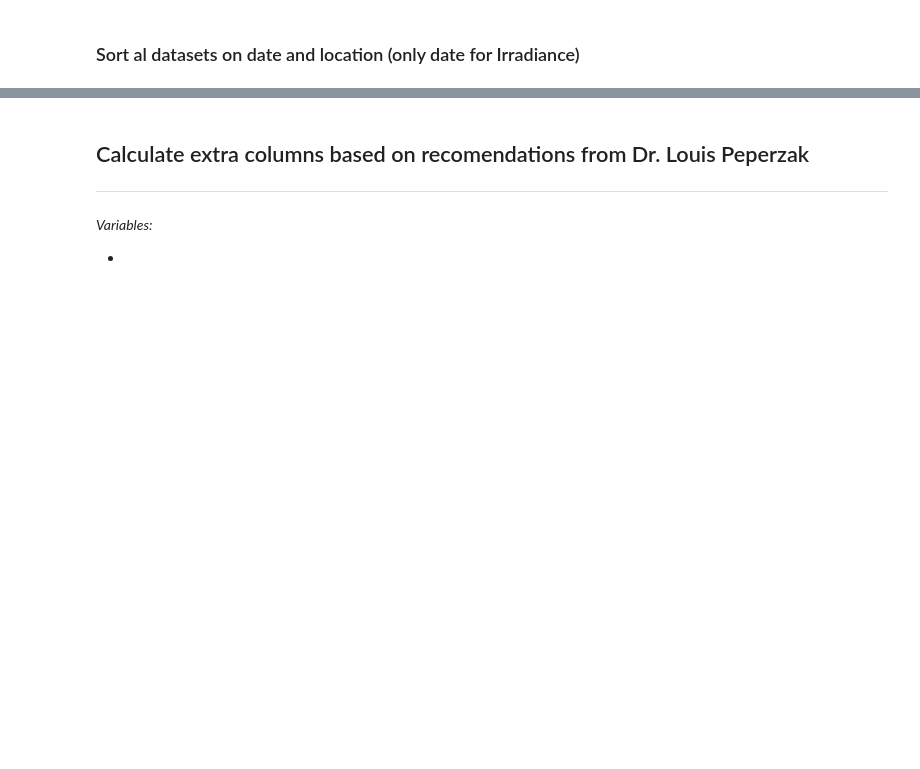
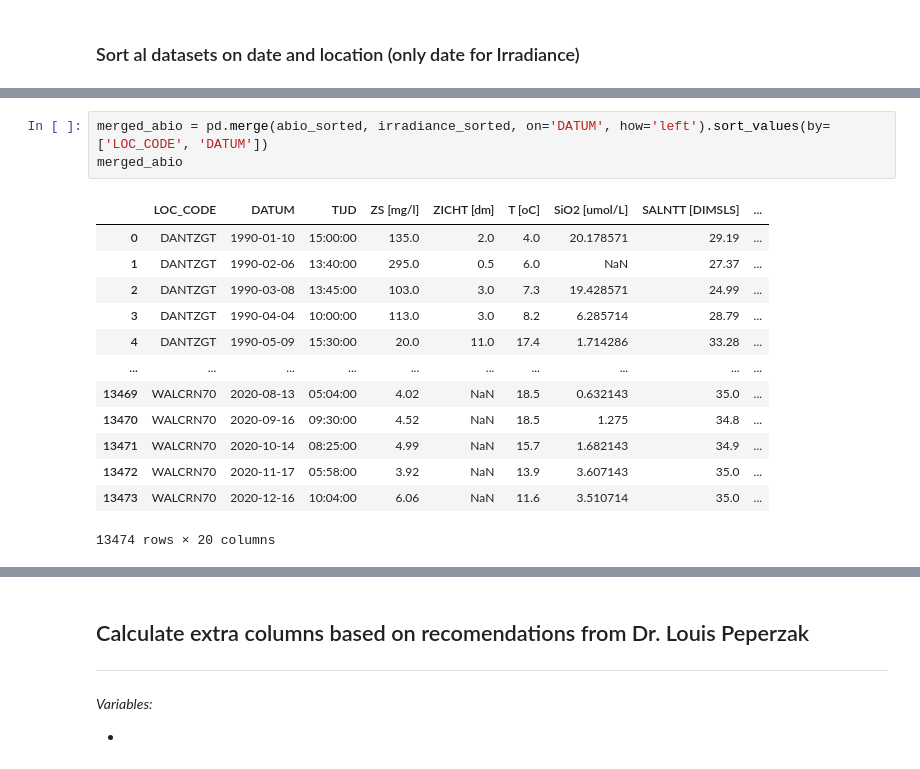
Before and after one commit to JinseiSteven/Phytoplankton-Prediction-Project, a Jupyter notebook: scripts/data_analysis/data_analysis.ipynb, the cells around one changed output, grey strips where cells are left out. Saved outputs shown, nothing was run; the diff lists cells and outputs as text; blank space fills up the shorter version.

Commit message:
data merge (bug)

```diff
--- a/scripts/data_analysis/data_analysis.ipynb
+++ b/scripts/data_analysis/data_analysis.ipynb
@@ -494,0 +508,17 @@ display("irradiance_sorted dataset", irradiance_sorted.head())
+# %%
+merged_abio = pd.merge(abio_sorted, irradiance_sorted, on='DATUM', how='left').sort_values(by=['LOC_CODE', 'DATUM'])
+merged_abio
+# %% [output]
+|  | LOC_CODE | DATUM | TIJD | ZS [mg/l] | ZICHT [dm] | T [oC] | SiO2 [umol/L] | SALNTT [DIMSLS] | ... |
+| 0 | DANTZGT | 1990-01-10 | 15:00:00 | 135.0 | 2.0 | 4.0 | 20.178571 | 29.19 | ... |
+| 1 | DANTZGT | 1990-02-06 | 13:40:00 | 295.0 | 0.5 | 6.0 | NaN | 27.37 | ... |
+| 2 | DANTZGT | 1990-03-08 | 13:45:00 | 103.0 | 3.0 | 7.3 | 19.428571 | 24.99 | ... |
+| 3 | DANTZGT | 1990-04-04 | 10:00:00 | 113.0 | 3.0 | 8.2 | 6.285714 | 28.79 | ... |
+| 4 | DANTZGT | 1990-05-09 | 15:30:00 | 20.0 | 11.0 | 17.4 | 1.714286 | 33.28 | ... |
+| ... | ... | ... | ... | ... | ... | ... | ... | ... | ... |
+| 13469 | WALCRN70 | 2020-08-13 | 05:04:00 | 4.02 | NaN | 18.5 | 0.632143 | 35.0 | ... |
+| 13470 | WALCRN70 | 2020-09-16 | 09:30:00 | 4.52 | NaN | 18.5 | 1.275 | 34.8 | ... |
+| 13471 | WALCRN70 | 2020-10-14 | 08:25:00 | 4.99 | NaN | 15.7 | 1.682143 | 34.9 | ... |
+| 13472 | WALCRN70 | 2020-11-17 | 05:58:00 | 3.92 | NaN | 13.9 | 3.607143 | 35.0 | ... |
+| 13473 | WALCRN70 | 2020-12-16 | 10:04:00 | 6.06 | NaN | 11.6 | 3.510714 | 35.0 | ... |
+13474 rows × 20 columns
```
Also changed, not shown: parts of 12 cells of this notebook, 1 other file.
